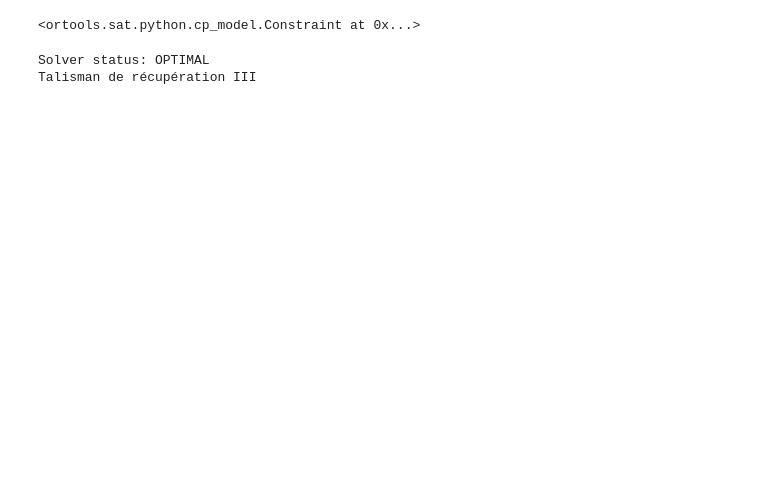
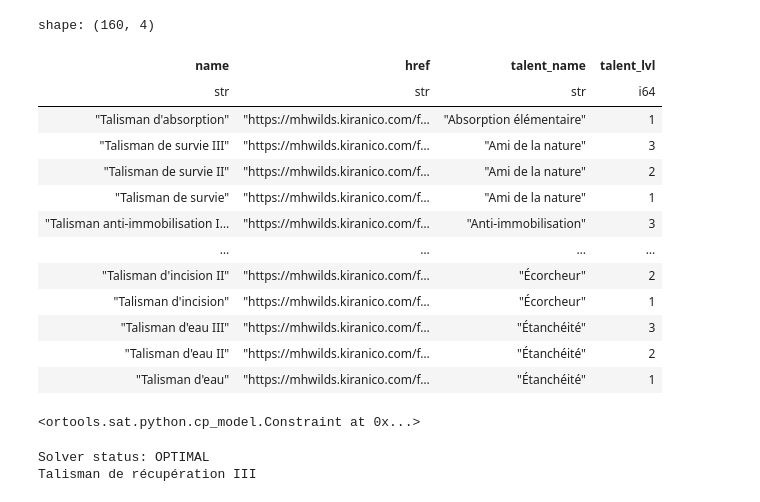
Before and after one commit to DSestu/MH-Wilds-Tools, a Jupyter notebook: dev.ipynb, the cells around one changed output. Saved outputs shown, nothing was run; the diff lists cells and outputs as text; code cells hidden in the pictures; blank space fills up the shorter version.

```diff
--- a/dev.ipynb
+++ b/dev.ipynb
@@ -10,5 +18,22 @@ weapons = pl.read_parquet("data/weapons.parquet")
 # %%
 model = cp_model.CpModel()
+# %%
+charms
+# %% [output]
+shape: (160, 4)
+| name | href | talent_name | talent_lvl |
+| str | str | str | i64 |
+| "Talisman d'absorption" | "https://mhwilds.kiranico.com/f… | "Absorption élémentaire" | 1 |
+| "Talisman de survie III" | "https://mhwilds.kiranico.com/f… | "Ami de la nature" | 3 |
+| "Talisman de survie II" | "https://mhwilds.kiranico.com/f… | "Ami de la nature" | 2 |
+| "Talisman de survie" | "https://mhwilds.kiranico.com/f… | "Ami de la nature" | 1 |
+| "Talisman anti-immobilisation I… | "https://mhwilds.kiranico.com/f… | "Anti-immobilisation" | 3 |
+| … | … | … | … |
+| "Talisman d'incision II" | "https://mhwilds.kiranico.com/f… | "Écorcheur" | 2 |
+| "Talisman d'incision" | "https://mhwilds.kiranico.com/f… | "Écorcheur" | 1 |
+| "Talisman d'eau III" | "https://mhwilds.kiranico.com/f… | "Étanchéité" | 3 |
+| "Talisman d'eau II" | "https://mhwilds.kiranico.com/f… | "Étanchéité" | 2 |
+| "Talisman d'eau" | "https://mhwilds.kiranico.com/f… | "Étanchéité" | 1 |
 # %%
 use_equipement_vars = {}
 talents_not_aggregated = {}
```
Also changed, not shown: parts of 11 cells of this notebook.
